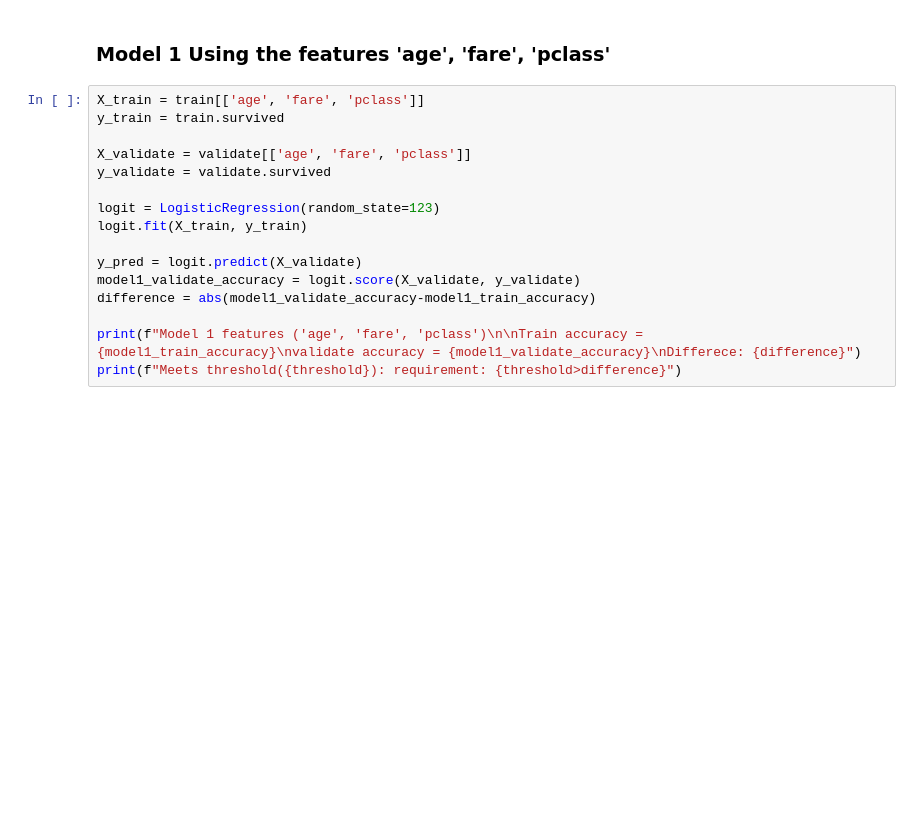
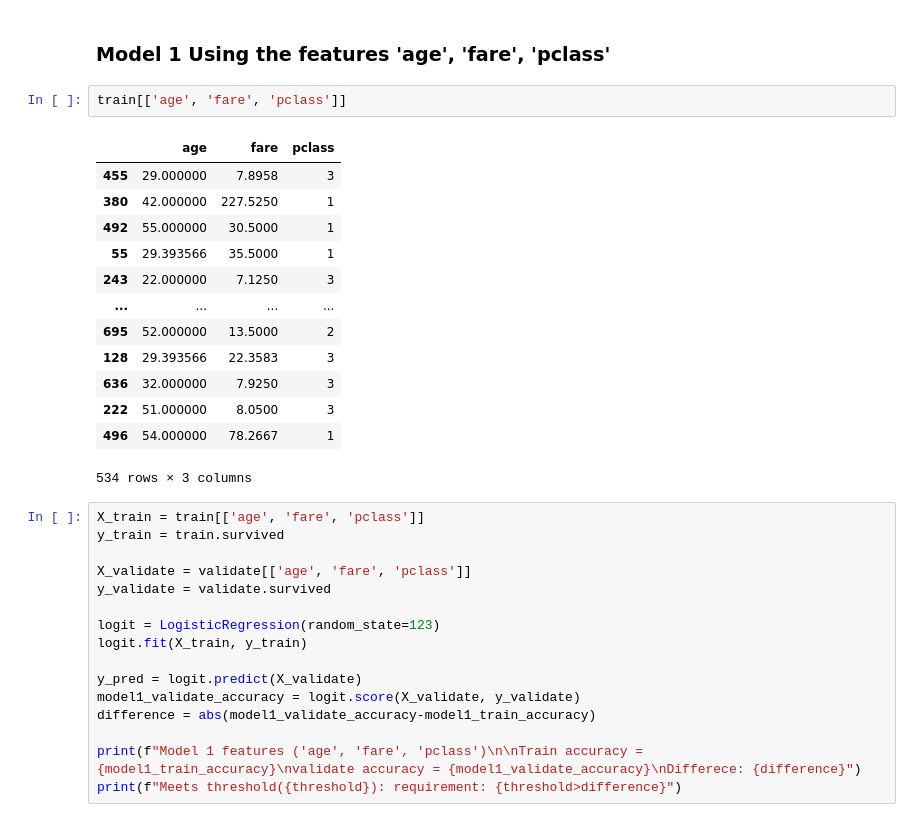
Before and after one commit to joshuamchavez2/classification-exercises, a Jupyter notebook: model.ipynb, the cells around one changed output. Saved outputs shown, nothing was run; the diff lists cells and outputs as text; blank space fills up the shorter version.

```diff
--- a/model.ipynb
+++ b/model.ipynb
@@ -610,6 +613,22 @@ Accuracy of Logistic Regression classifier on training set on All Features: 0.82
 ### Use you best 3 models to predict and evaluate on your validate sample.
 # %% [markdown]
 ### Model 1 Using the features 'age', 'fare', 'pclass'
+# %%
+train[['age', 'fare', 'pclass']]
+# %% [output]
+|  | age | fare | pclass |
+| 455 | 29.000000 | 7.8958 | 3 |
+| 380 | 42.000000 | 227.5250 | 1 |
+| 492 | 55.000000 | 30.5000 | 1 |
+| 55 | 29.393566 | 35.5000 | 1 |
+| 243 | 22.000000 | 7.1250 | 3 |
+| ... | ... | ... | ... |
+| 695 | 52.000000 | 13.5000 | 2 |
+| 128 | 29.393566 | 22.3583 | 3 |
+| 636 | 32.000000 | 7.9250 | 3 |
+| 222 | 51.000000 | 8.0500 | 3 |
+| 496 | 54.000000 | 78.2667 | 1 |
+534 rows × 3 columns
 # %%
 X_train = train[['age', 'fare', 'pclass']]
 y_train = train.survived
```
Also changed, not shown: parts of 2 cells of this notebook, 1 other file.
